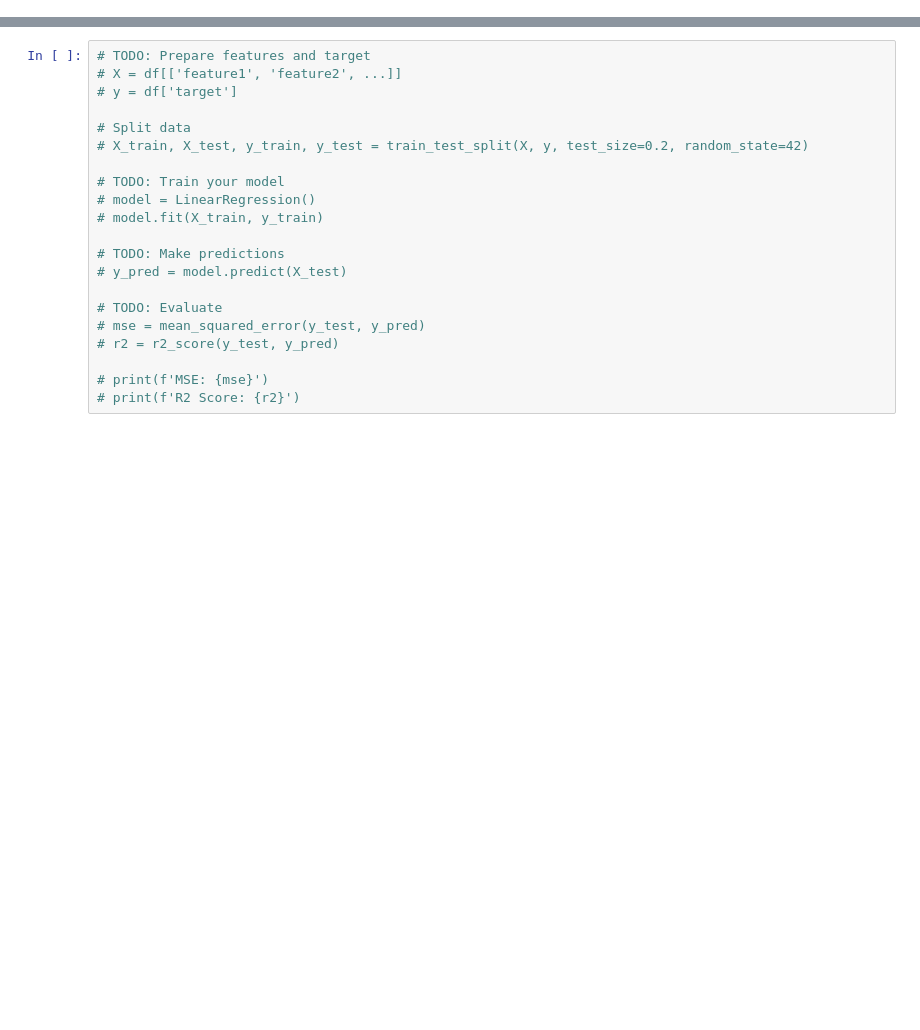
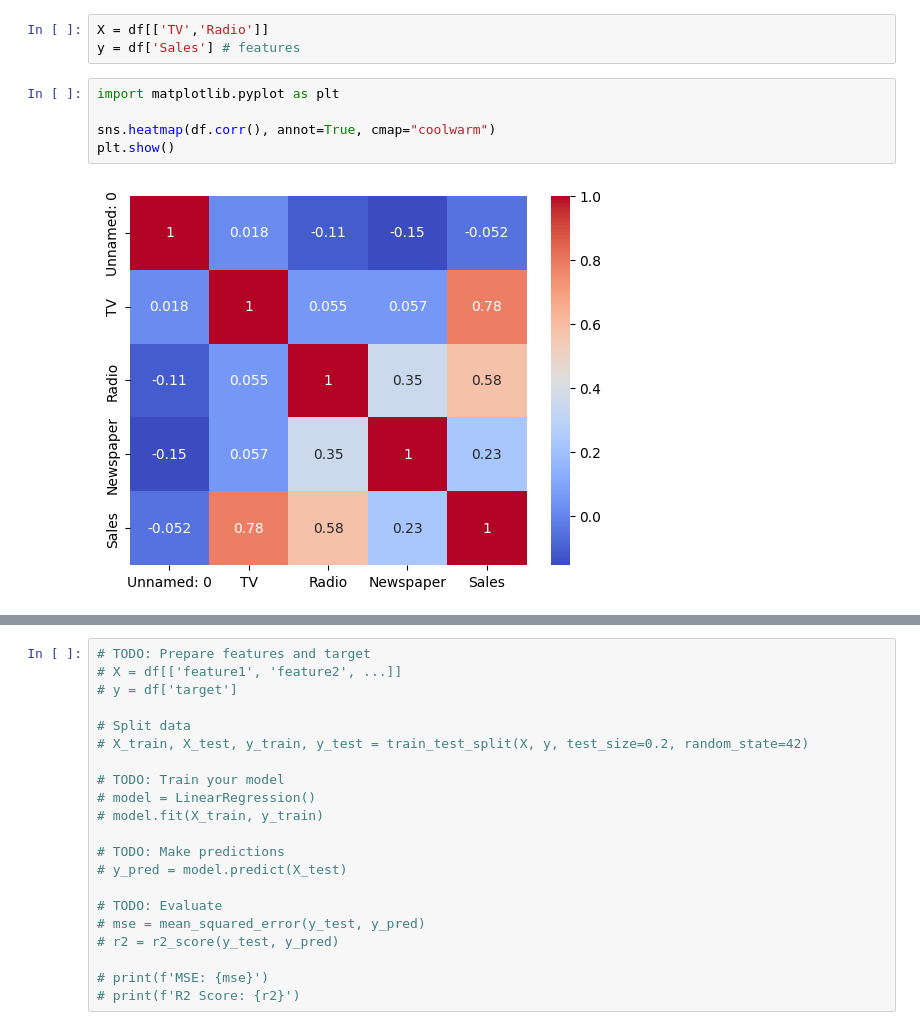
Before and after one commit to thaiantl-code/hocsau, a Jupyter notebook: LinearRegression.ipynb, the cells around one changed output, grey strips where cells are left out. Cells and saved outputs as stored; diff of their text form; blank space fills up the shorter version.

```diff
--- a/LinearRegression.ipynb
+++ b/LinearRegression.ipynb
@@ -21,0 +39,10 @@ df.head()
+# %%
+X = df[['TV','Radio']]
+y = df['Sales'] # features
+# %%
+import matplotlib.pyplot as plt
+
+sns.heatmap(df.corr(), annot=True, cmap="coolwarm")
+plt.show()
+# %% [output]
+[figure, added]
```
Also changed, not shown: parts of 15 cells of this notebook.
